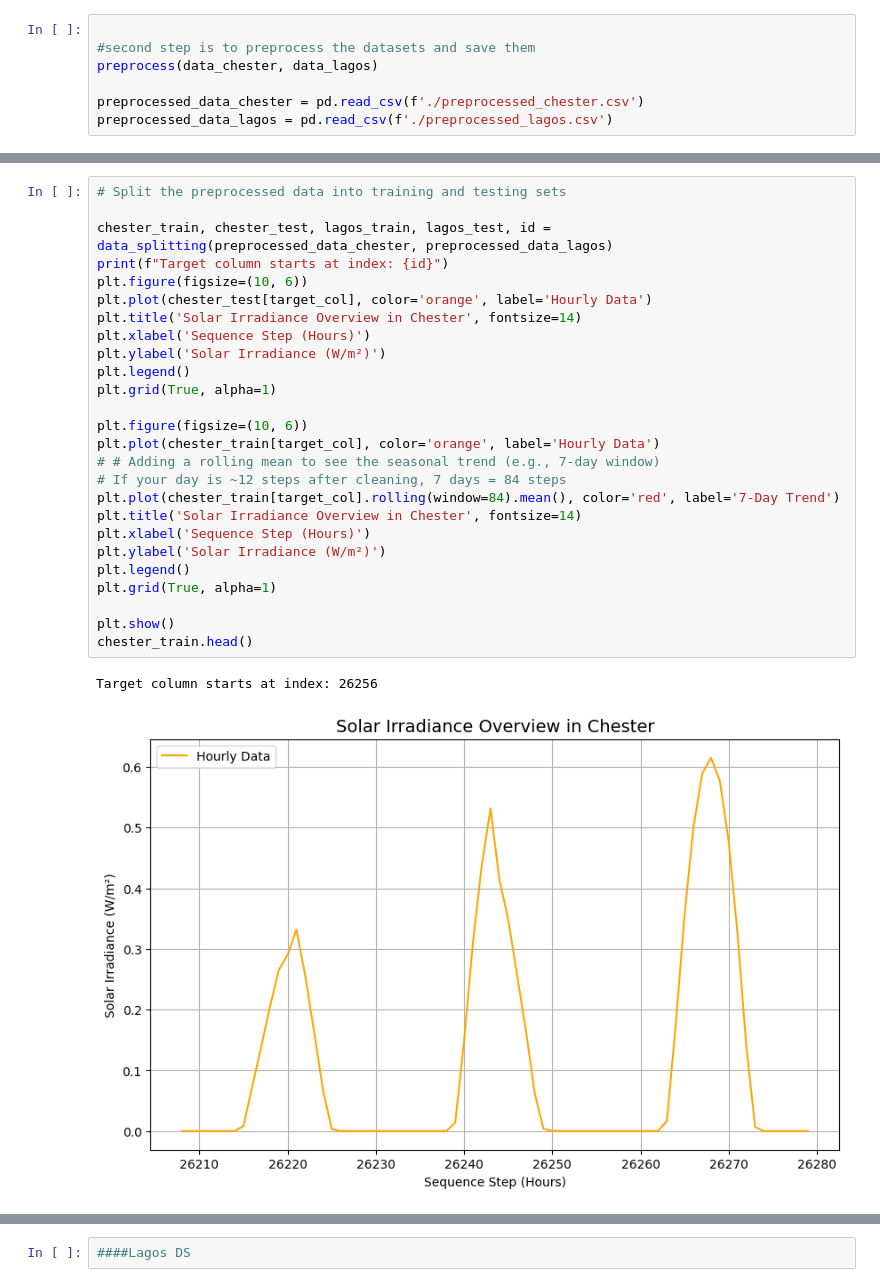
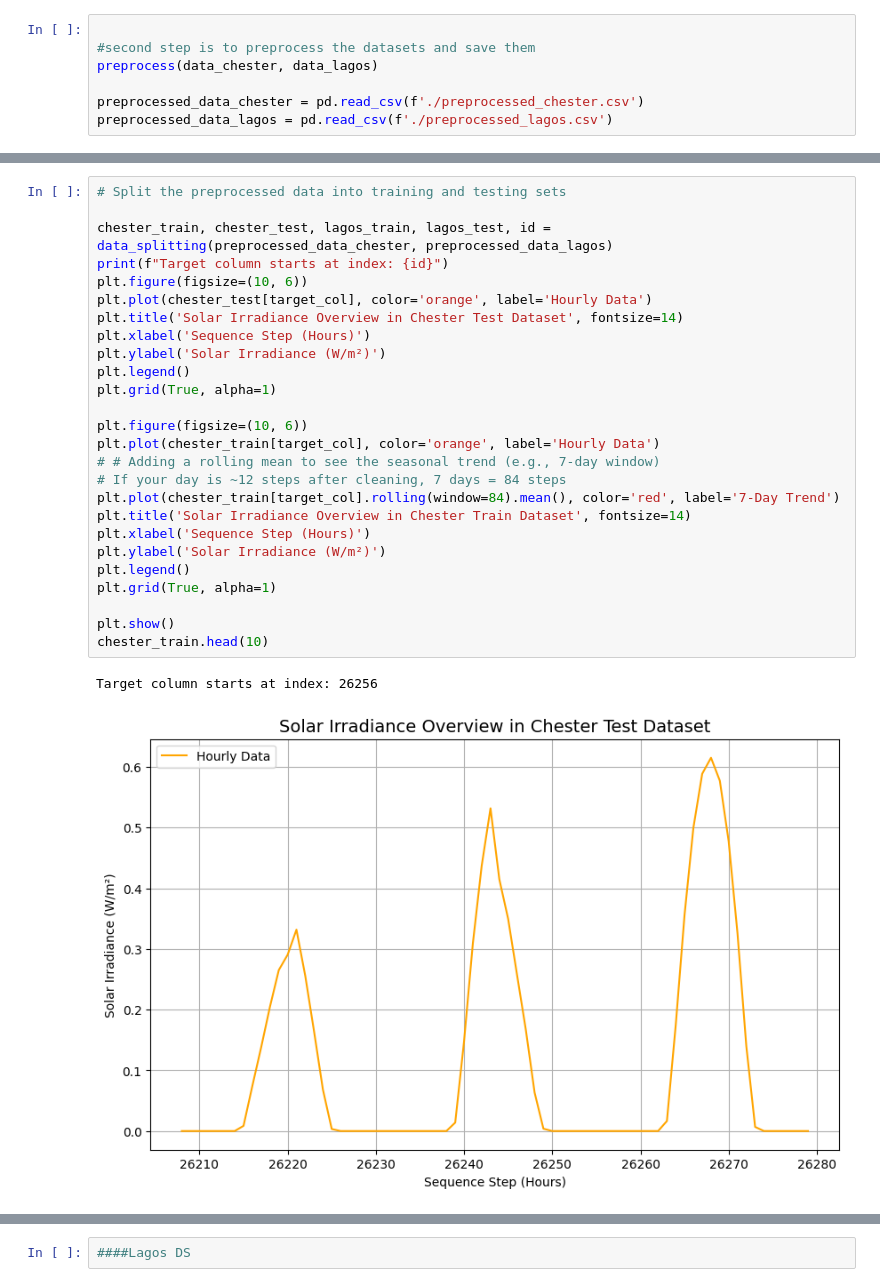
Before and after one commit to dylexBenjis/dissertation---solar-prediction, a Jupyter notebook: project_notebook.ipynb, the cells around one changed output, grey strips where cells are left out. Saved outputs shown, nothing was run; the diff lists cells and outputs as text.

```diff
--- a/project_notebook.ipynb
+++ b/project_notebook.ipynb
@@ -98,29 +118,29 @@ preprocessed_data_lagos.head()
 # %%
 # Split the preprocessed data into training and testing sets
 
 chester_train, chester_test, lagos_train, lagos_test, id = data_splitting(preprocessed_data_chester, preprocessed_data_lagos)
 print(f"Target column starts at index: {id}")
 plt.figure(figsize=(10, 6))
 plt.plot(chester_test[target_col], color='orange', label='Hourly Data')
-plt.title('Solar Irradiance Overview in Chester', fontsize=14)
+plt.title('Solar Irradiance Overview in Chester Test Dataset', fontsize=14)
 plt.xlabel('Sequence Step (Hours)')
 plt.ylabel('Solar Irradiance (W/m²)')
 plt.legend()
 plt.grid(True, alpha=1)
 
 plt.figure(figsize=(10, 6))
 plt.plot(chester_train[target_col], color='orange', label='Hourly Data')
 # # Adding a rolling mean to see the seasonal trend (e.g., 7-day window)
 # If your day is ~12 steps after cleaning, 7 days = 84 steps
 plt.plot(chester_train[target_col].rolling(window=84).mean(), color='red', label='7-Day Trend')
-plt.title('Solar Irradiance Overview in Chester', fontsize=14)
+plt.title('Solar Irradiance Overview in Chester Train Dataset', fontsize=14)
 plt.xlabel('Sequence Step (Hours)')
 plt.ylabel('Solar Irradiance (W/m²)')
 plt.legend()
 plt.grid(True, alpha=1)
 
 plt.show()
-chester_train.head()
+chester_train.head(10)
 # %% [output]
 Target column starts at index: 26256
-[figure, old version]
+[figure, new version]
```
Also changed, not shown: parts of 45 cells of this notebook, 21 other files.
